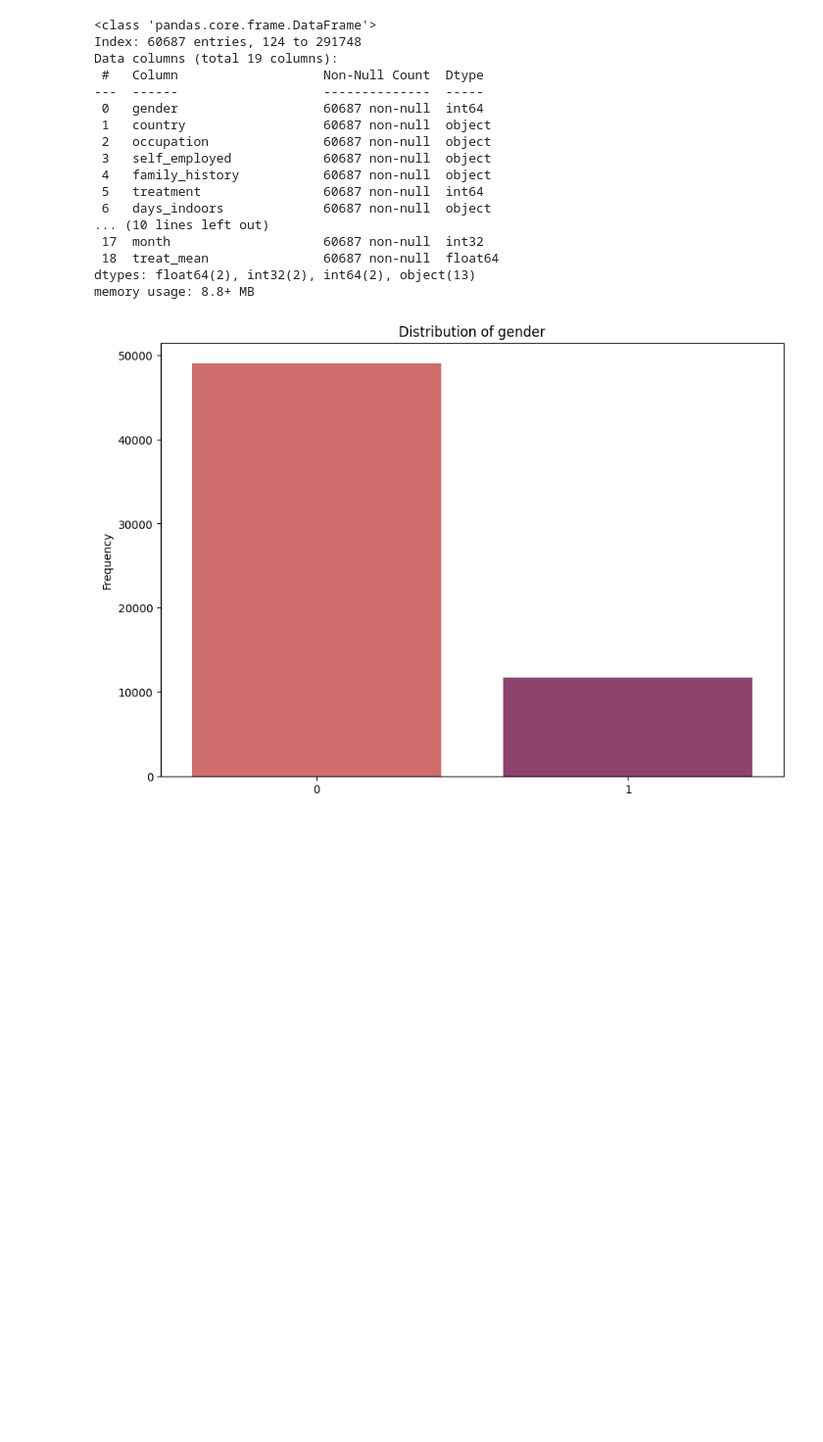
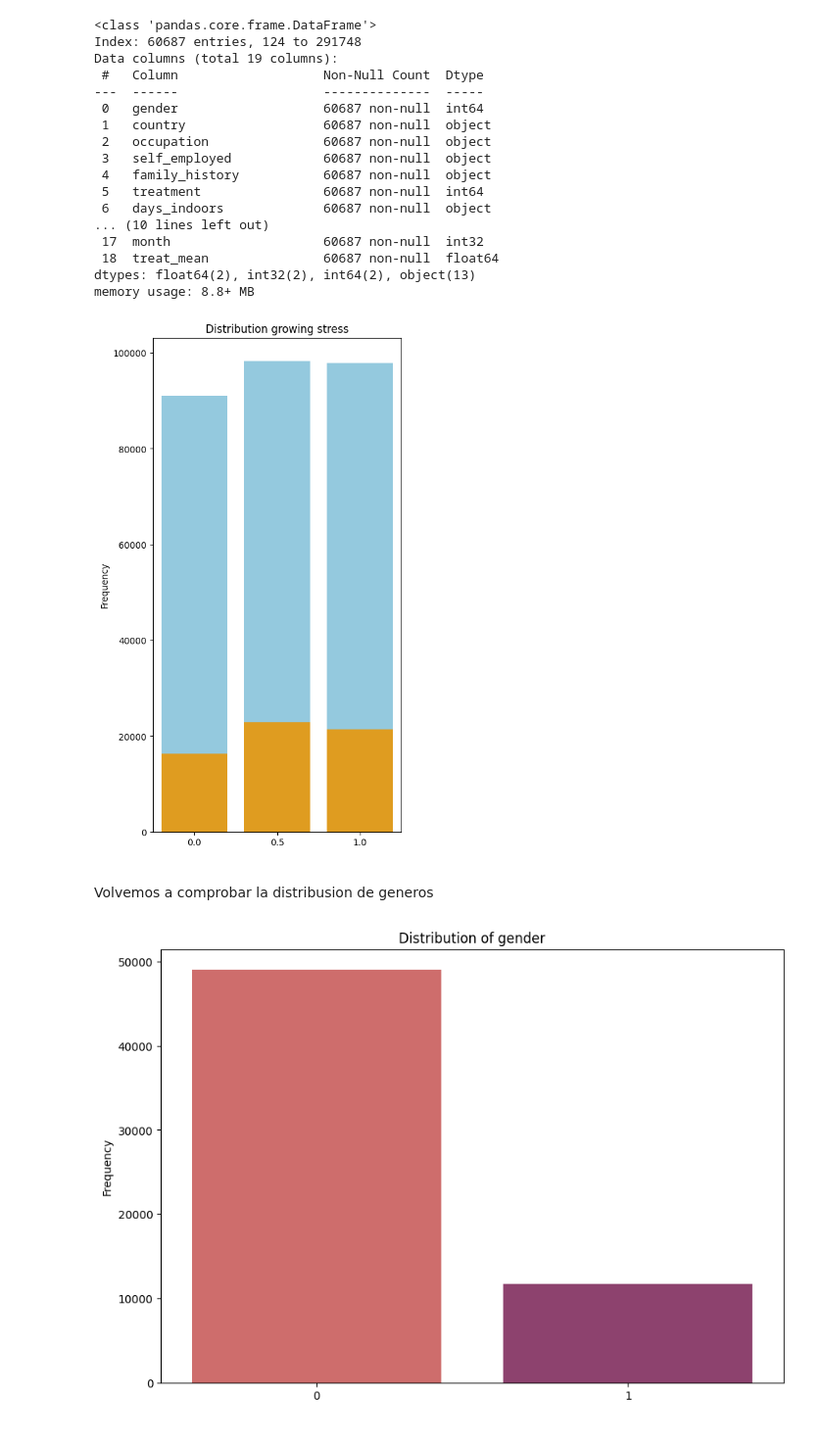
Before and after one commit to emmawv/EDA, a Jupyter notebook: src/EDA.ipynb, the cells around one changed output. Shown at 98% size. Saved outputs shown, nothing was run; the diff lists cells and outputs as text; code cells hidden in the pictures; blank space fills up the shorter version.

```diff
--- a/src/EDA.ipynb
+++ b/src/EDA.ipynb
@@ -607,6 +659,26 @@ Data columns (total 19 columns):
  18  treat_mean               60687 non-null  float64
 dtypes: float64(2), int32(2), int64(2), object(13)
 memory usage: 8.8+ MB
+# %%
+# COmparacion entre niveles de estres de toda la poblacion y solo los estudiantes de la muestra
+plt.figure(figsize=(5, 10))
+sns.countplot(x="growing_stress", data=data, color="skyblue")
+plt.title('Distribution growing stress')
+plt.xlabel(' ')
+plt.ylabel('Frequency')
+
+sns.countplot(x="growing_stress", data=data_s, color="orange")
+plt.title('Distribution growing stress')
+plt.xlabel(' ')
+plt.ylabel('Frequency')
+
+plt.show()
+
+# Proporcionalmente el nivel de estres en ambos grupos parece similar
+# %% [output]
+[figure, added]
+# %% [markdown]
+Volvemos a comprobar la distribusion de generos
 # %%
 plt.figure(figsize=(10, 7))
 sns.countplot(x="gender", data=data_s, palette = 'flare')
```
Also changed, not shown: parts of 18 cells of this notebook.
